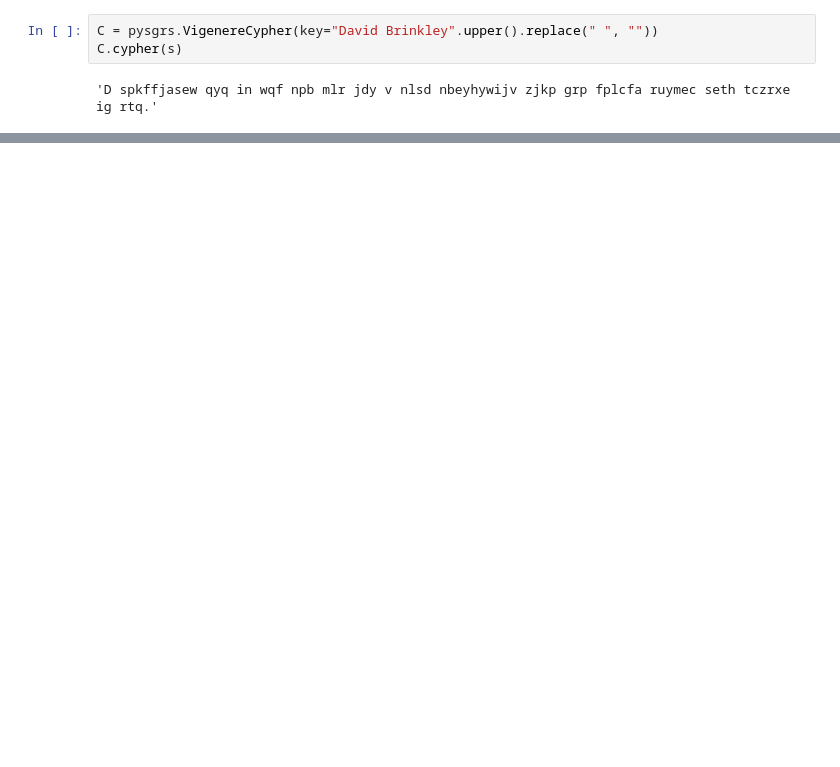
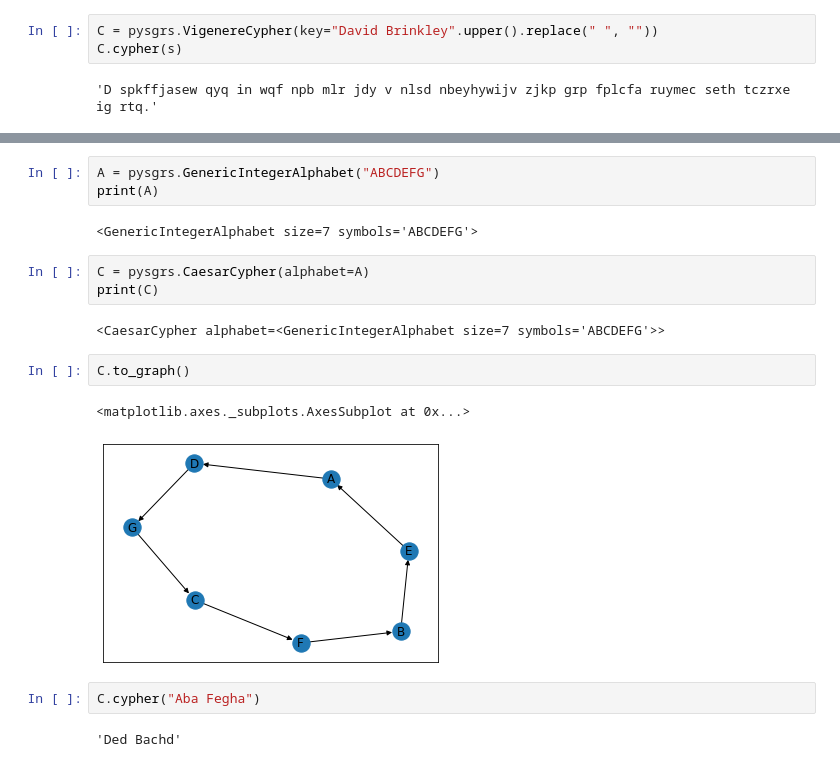
Before and after one commit to jlandercy/pysgrs, a Jupyter notebook: pysgrs/resources/notebooks/Cyphers.ipynb, the cells around one changed output, grey strips where cells are left out. Drawn from its saved outputs; the diff is of its cells as text; blank space fills up the shorter version.

Commit message:
Example w/ custom alphabet

```diff
--- a/pysgrs/resources/notebooks/Cyphers.ipynb
+++ b/pysgrs/resources/notebooks/Cyphers.ipynb
@@ -43,0 +44,19 @@ C.to_graph()
+# %%
+A = pysgrs.GenericIntegerAlphabet("ABCDEFG")
+print(A)
+# %% [output]
+<GenericIntegerAlphabet size=7 symbols='ABCDEFG'>
+# %%
+C = pysgrs.CaesarCypher(alphabet=A)
+print(C)
+# %% [output]
+<CaesarCypher alphabet=<GenericIntegerAlphabet size=7 symbols='ABCDEFG'>>
+# %%
+C.to_graph()
+# %% [output]
+<matplotlib.axes._subplots.AxesSubplot at 0x...>
+[figure, added]
+# %%
+C.cypher("Aba Fegha")
+# %% [output]
+'Ded Bachd'
```
Also changed, not shown: parts of 2 cells of this notebook.
